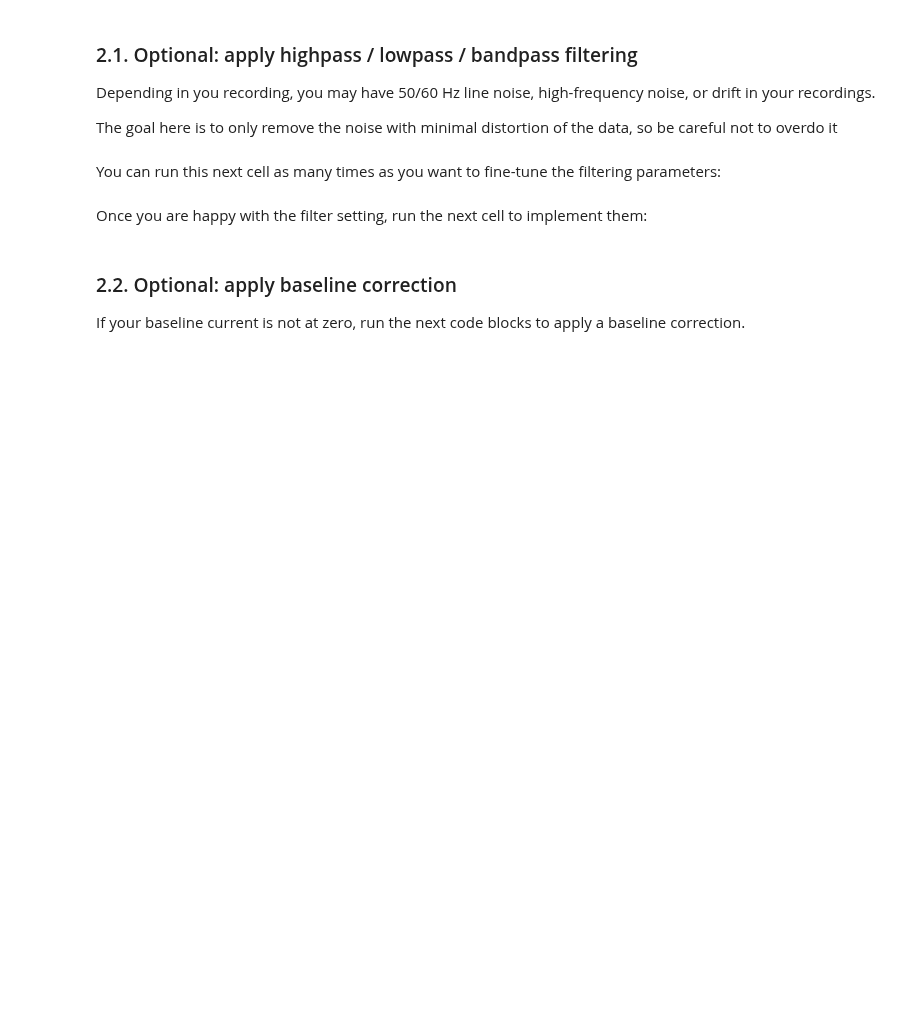
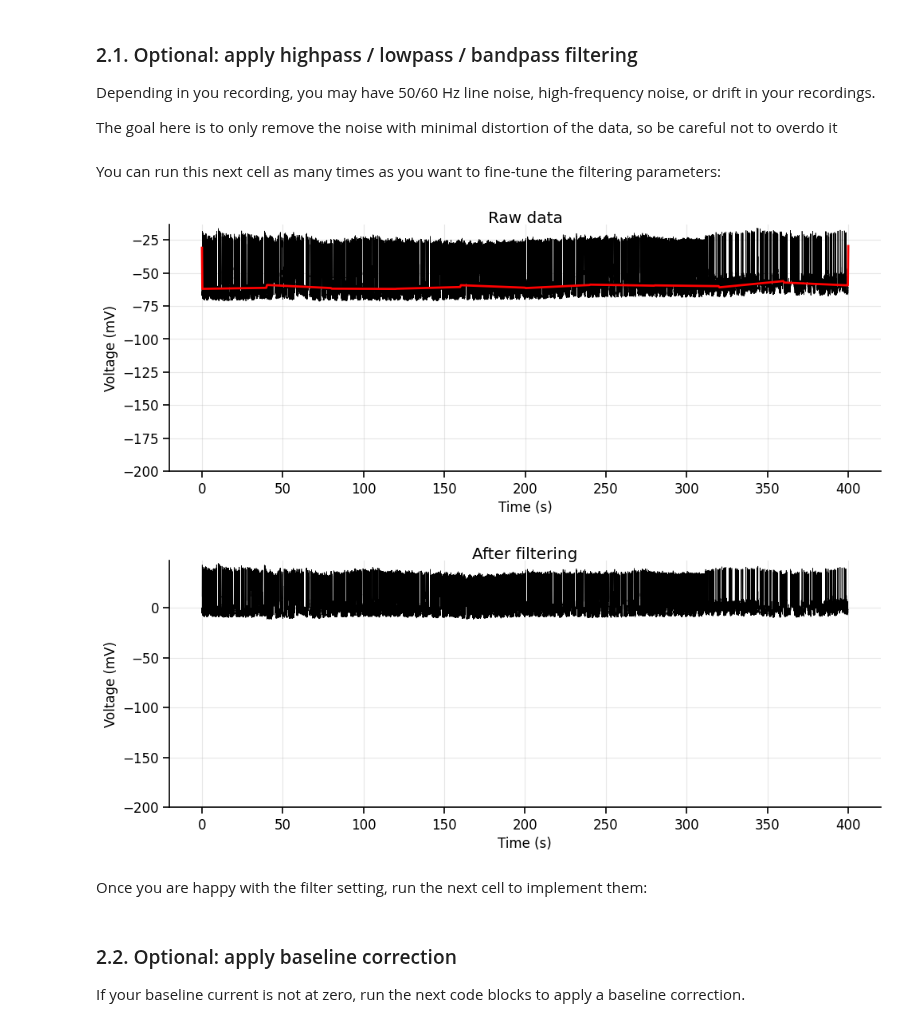
Before and after one commit to argalloni/CSHL_IonChannels2025, a Jupyter notebook: Analysis 21 - In vivo recordings.ipynb, the cells around one changed output. Drawn from its saved outputs; the diff is of its cells as text; code cells hidden in the pictures; blank space fills up the shorter version.

```diff
--- a/Analysis 21 - In vivo recordings.ipynb
+++ b/Analysis 21 - In vivo recordings.ipynb
@@ -107,42 +106,48 @@ You can run this next cell as many times as you want to fine-tune the filtering
 # %%
 if apply_filtering:
     filtered_traces = traces
+    trend = None
+
     # Step 1: Detrend the data to remove linear or constant trends (e.g slow drift)
-    # filtered_traces, trend_dict = filtered_traces.detrend(detrend_type='linear', num_segments=1, return_trend=True)
+    filtered_traces, trend_dict = filtered_traces.detrend(detrend_type='linear', num_segments=10, return_trend=True)
 
-    # # Smooth the trend using a boxcar filter
-    # window_size = 5000
-    # trend = trend_dict['voltage_trend']
-    # trend = np.convolve(trend, np.ones(window_size)/window_size, mode='same')
+    # Smooth the trend using a boxcar filter
+    window_size = 5000
+    trend = trend_dict['voltage_trend']
+    trend = np.convolve(trend, np.ones(window_size)/window_size, mode='same')
 
     # Step 2: Lowpass filter (removes high-frequency noise)
     filtered_traces = filtered_traces.lowpass_filter(cutoff_freq = 4000, # Choose a value in units of Hz
                                                     apply_to_voltage=True)
 
     # Step 3: Bandpass filter (removes 50/60 Hz mainline noise)
     filtered_traces = filtered_traces.filter_line_noise(
         line_freq = 60, # Frequency (Hz) of noise to remove: 50 Hz (in Europe) or 60 Hz (in the US).
         width = 0.5, # Width (Hz) controls the width of frequency bands around the line frequency the filter cuts out.
         method = 'notch', # Options: 'notch' (IIR notch filter), 'bandstop' (Butterworth), or 'fft' (spectral).
         apply_to_voltage=True)
 
     # # # Step 4: Highpass filter (removes low-frequency oscillations)
     # # # ------------------------------------------------------------
     # # # # Be extra careful with this next one, it tends to distort the data. Use only in case of emergency.
     # # filtered_traces = filtered_traces.highpass_filter(cutoff_freq=0.001)
     # # # ------------------------------------------------------------
 
     %matplotlib inline
     ax = traces.plot(plot_voltage=True, plot_current=False)
     ax.set_title('Raw data', y=0.98)
-    # ax.plot(traces.time, trend, 'r', linewidth=2)
+    if trend is not None:
+        ax.plot(traces.time, trend, 'r', linewidth=2)
     ax.set_ylim(bottom=-200)
     plt.show()
 
     ax = filtered_traces.plot(plot_voltage=True, plot_current=False)
     ax.set_title('After filtering', y=0.98)
     ax.set_ylim(bottom=-200)
     plt.show()
+# %% [output]
+[figure, added]
+[figure, added]
 # %% [markdown]
 Once you are happy with the filter setting, run the next cell to implement them:
 # %%
```
Also changed, not shown: parts of 14 cells of this notebook, 13 other files.
